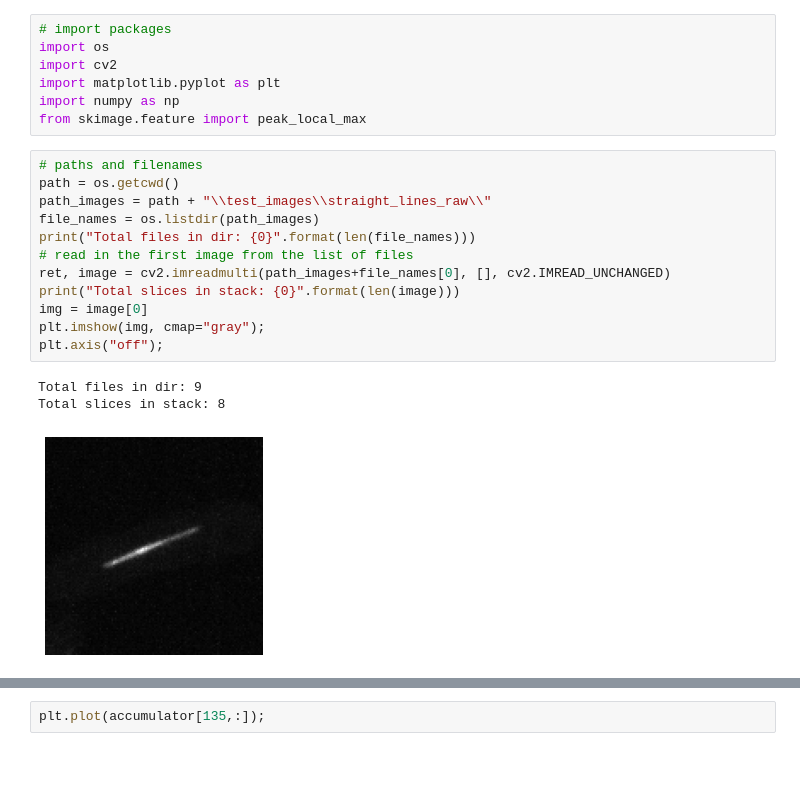
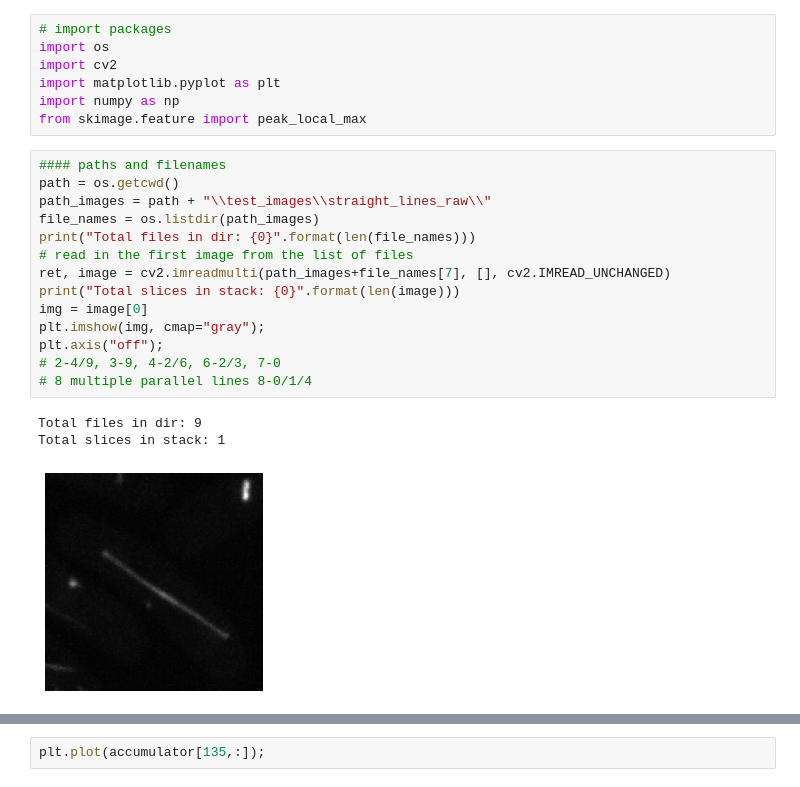
Before and after one commit to CulleyLab/fitting_lines, a Jupyter notebook: Hough_transform/Hough_transform_raw_data.ipynb, the cells around one changed output, grey strips where cells are left out. Cells and saved outputs as stored; diff of their text form.

```diff
--- a/Hough_transform/Hough_transform_raw_data.ipynb
+++ b/Hough_transform/Hough_transform_raw_data.ipynb
@@ -5,20 +5,22 @@ import cv2
 import matplotlib.pyplot as plt
 import numpy as np
 from skimage.feature import peak_local_max
-# %%
-# paths and filenames
-path = os.getcwd()
-path_images = path + "\\test_images\\straight_lines_raw\\"
-file_names = os.listdir(path_images)
-print("Total files in dir: {0}".format(len(file_names)))
-# read in the first image from the list of files
-ret, image = cv2.imreadmulti(path_images+file_names[0], [], cv2.IMREAD_UNCHANGED)
-print("Total slices in stack: {0}".format(len(image)))
-img = image[0]
-plt.imshow(img, cmap="gray");
-plt.axis("off");
-# %% [output]
-Total files in dir: 9
-Total slices in stack: 8
-[figure, removed]
+# %%
+#### paths and filenames
+path = os.getcwd()
+path_images = path + "\\test_images\\straight_lines_raw\\"
+file_names = os.listdir(path_images)
+print("Total files in dir: {0}".format(len(file_names)))
+# read in the first image from the list of files
+ret, image = cv2.imreadmulti(path_images+file_names[7], [], cv2.IMREAD_UNCHANGED)
+print("Total slices in stack: {0}".format(len(image)))
+img = image[0]
+plt.imshow(img, cmap="gray");
+plt.axis("off");
+# 2-4/9, 3-9, 4-2/6, 6-2/3, 7-0
+# 8 multiple parallel lines 8-0/1/4
+# %% [output]
+Total files in dir: 9
+Total slices in stack: 1
+[figure, added]
 # %%
```
Also changed, not shown: parts of 15 cells of this notebook.
